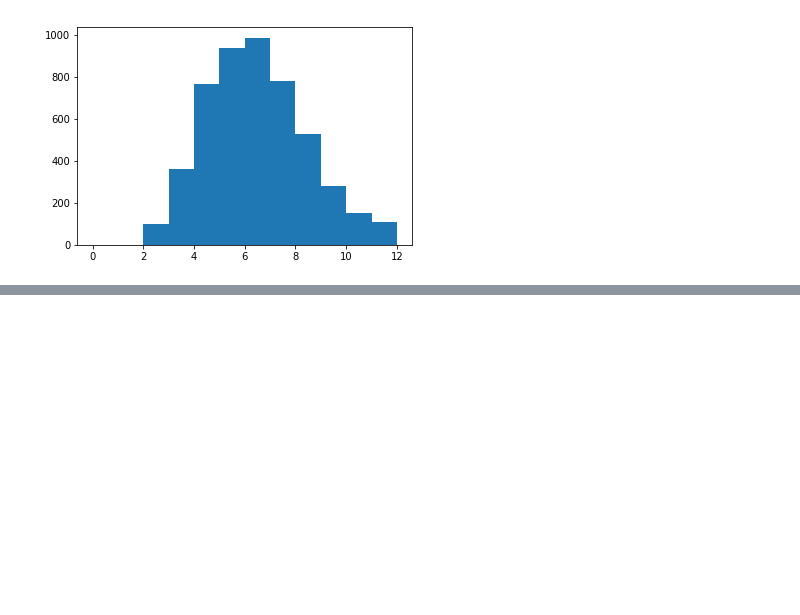
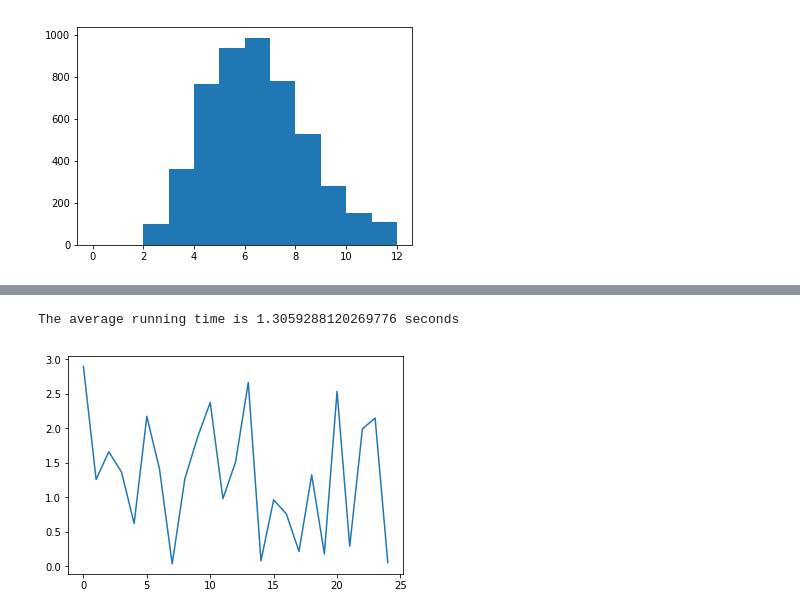
Before and after one commit to deckboy/Algorithm_Project, a Jupyter notebook: csce629_algorithm_project.ipynb, the cells around one changed output, grey strips where cells are left out. Drawn from its saved outputs; the diff is of its cells as text; code cells hidden in the pictures; blank space fills up the shorter version.

```diff
--- a/csce629_algorithm_project.ipynb
+++ b/csce629_algorithm_project.ipynb
@@ -71,3 +80,5 @@ g5_s.sparse_graph()
+# %%
+sparse_graphs = [g1_s,g2_s,g3_s,g4_s,g5_s]
 # %%
 g1_d = Graph(5000)
 g1_d.dense_graph()
@@ -257,2 +113,0 @@ def MaxHeap_Dijkstra(g1,s):
-# %%
-bw,dad = MaxHeap_Dijkstra(g1,1)
@@ -406,20 +113,0 @@ deque([5])
-# %%
-'''def BFS(T,s):
-    dad = [-1]*g1.Vertices
-    visited=[False]*g1.Vertices
-    queue = collections.deque()
-    visited[s]=True
-    for w in T[s]:
-        visited[w]=True
-        queue.append(w)
-        dad[w]=s
-    while queue:
-        print(visited)
-        v = queue.popleft()
-        for w in T[v]:
-            if visited[w]==False:
-                visited[w]=True
-                queue.append(w)
-                dad[w]=v
-    return dad
-'''
@@ -486,0 +167,18 @@ for i in range(len(H.heap)):
+# %%
+time_list = []
+for g in sparse_graphs:
+    for i in range(5):
+        s = random.randrange(5000)
+        t = random.randrange(5000)
+        while s == t:
+            t = random.randrange(5000)
+        t0 = time.time()
+        Maxbw = Dijkstra_n2(g,s,t)
+        t1 = time.time()
+        total = t1-t0
+        time_list.append(total)
+plt.plot(time_list)
+print('The average running time is {} seconds'.format(np.mean(time_list)))
+# %% [output]
+The average running time is 1.3059288120269776 seconds
+[figure, added]
```
Also changed, not shown: parts of 56 cells of this notebook, 2 other files.
